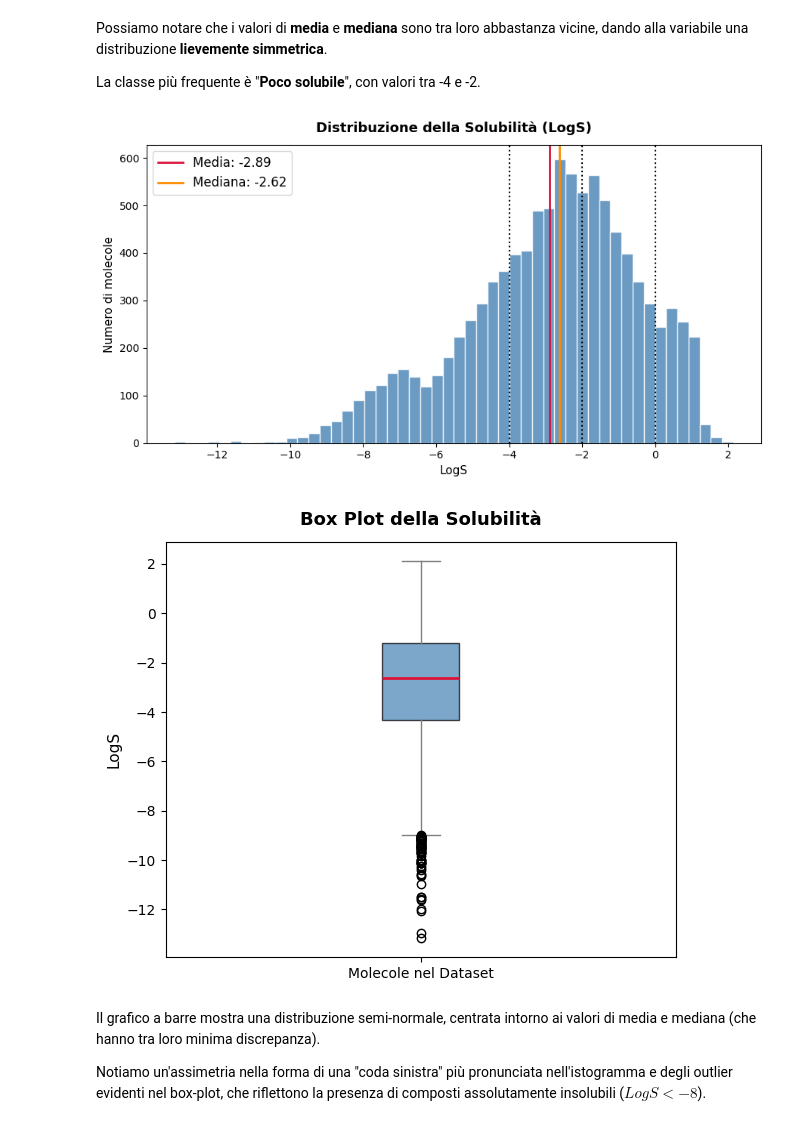
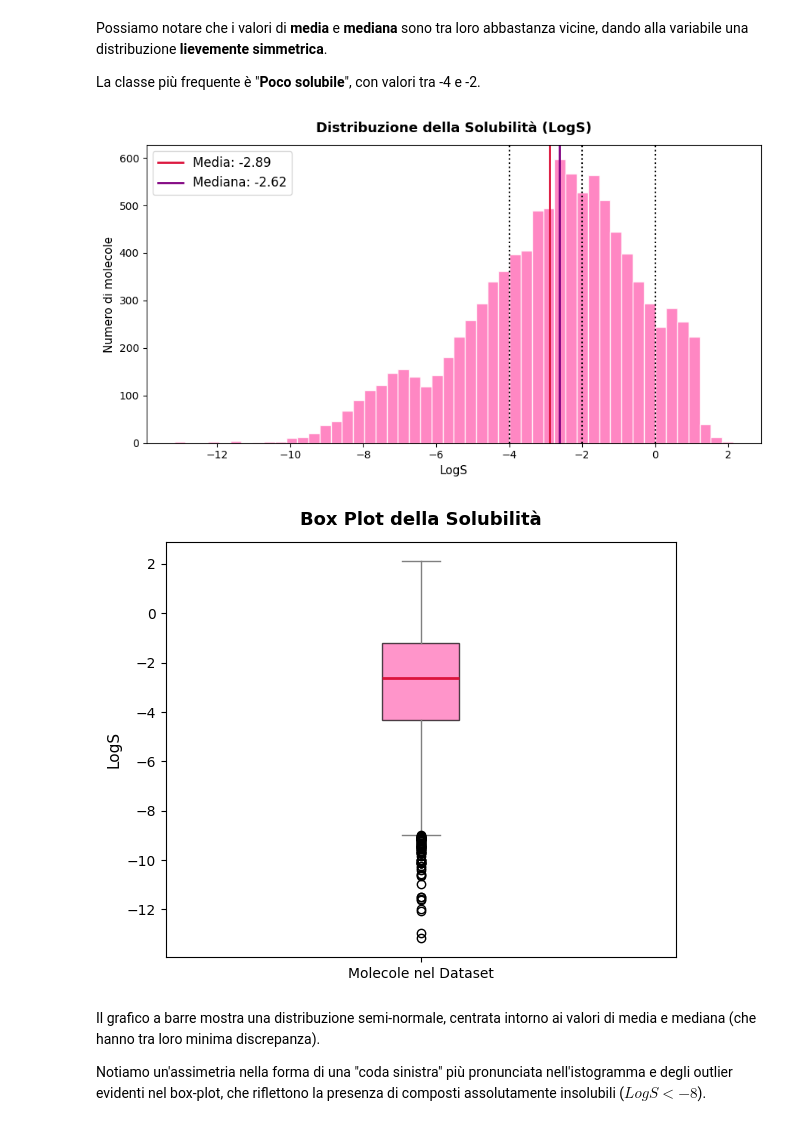
Before and after one commit to elettra-ven/DIA-Ventura-SolAq, a Jupyter notebook: SolAq_DIA_Ventura.ipynb, the cells around one changed output. Cells and saved outputs as stored; diff of their text form; code cells hidden in the pictures.

```diff
--- a/SolAq_DIA_Ventura.ipynb
+++ b/SolAq_DIA_Ventura.ipynb
@@ -258,30 +258,30 @@ La classe più frequente è "**Poco solubile**", con valori tra -4 e -2.
 # %%
 plt.figure(figsize=(9, 5))
 
-plt.hist(solubility_data, bins=50, color="steelblue", edgecolor="white", alpha=0.8)
+plt.hist(solubility_data, bins=50, color="hotpink", edgecolor="white", alpha=0.8)
 plt.axvline(mean_sol, color="crimson", linestyle="-", linewidth=2, label=f"Media: {mean_sol:.2f}")
-plt.axvline(median_sol, color="darkorange", linestyle="-", linewidth=2, label=f"Mediana: {median_sol:.2f}")
+plt.axvline(median_sol, color="purple", linestyle="-", linewidth=2, label=f"Mediana: {median_sol:.2f}")
 
 soglie = [-4,-2,0]
 for soglia in soglie:
     plt.axvline(soglia, color="black", linestyle=":", linewidth=1.5)
 
 plt.title("Distribuzione della Solubilità (LogS)", fontsize=13, pad=12, fontweight='bold')
 plt.xlabel("LogS", fontsize=11)
 plt.ylabel("Numero di molecole", fontsize=11)
 plt.legend(loc="upper left", frameon=True, fontsize=12)
 
 plt.tight_layout()
 plt.show()
 # %% [output]
-[figure, old version]
+[figure, new version]
 # %%
 plt.figure(figsize=(6, 5))
 
 plt.boxplot(
     solubility_data,
     patch_artist=True,
-    boxprops=dict(facecolor="steelblue", alpha=0.7, edgecolor="black"),
+    boxprops=dict(facecolor="hotpink", alpha=0.7, edgecolor="black"),
     medianprops=dict(color="crimson", linewidth=2),
     whiskerprops=dict(color="gray"),
     capprops=dict(color="gray")
@@ -295,7 +295,7 @@ plt.ylabel("LogS", fontsize=11)
 plt.tight_layout()
 plt.show()
 # %% [output]
-[figure, old version]
+[figure, new version]
 # %% [markdown]
 Il grafico a barre mostra una distribuzione semi-normale, centrata intorno ai valori di media e mediana (che hanno tra loro minima discrepanza).
 
```
Also changed, not shown: parts of 38 cells of this notebook.
